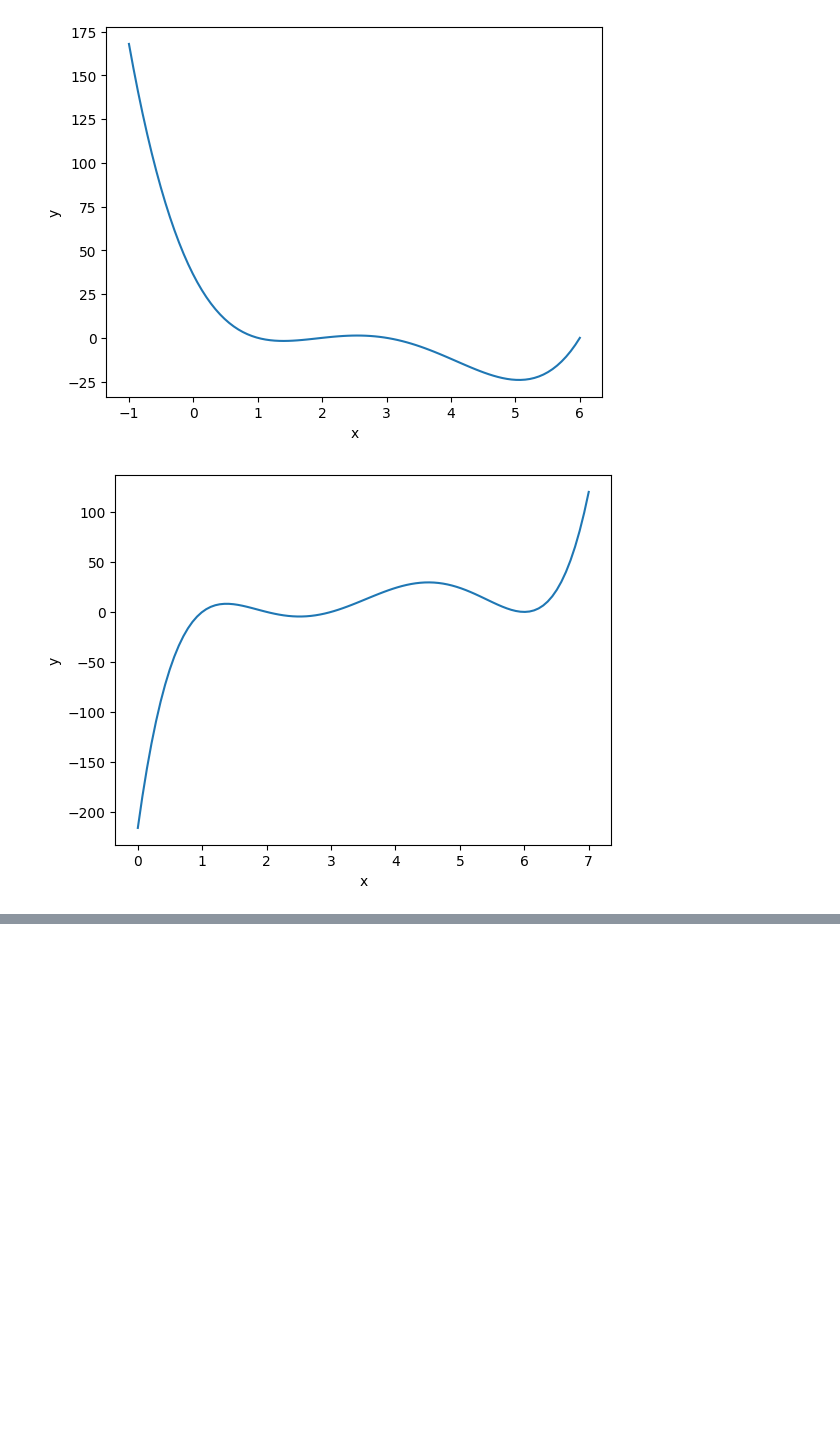
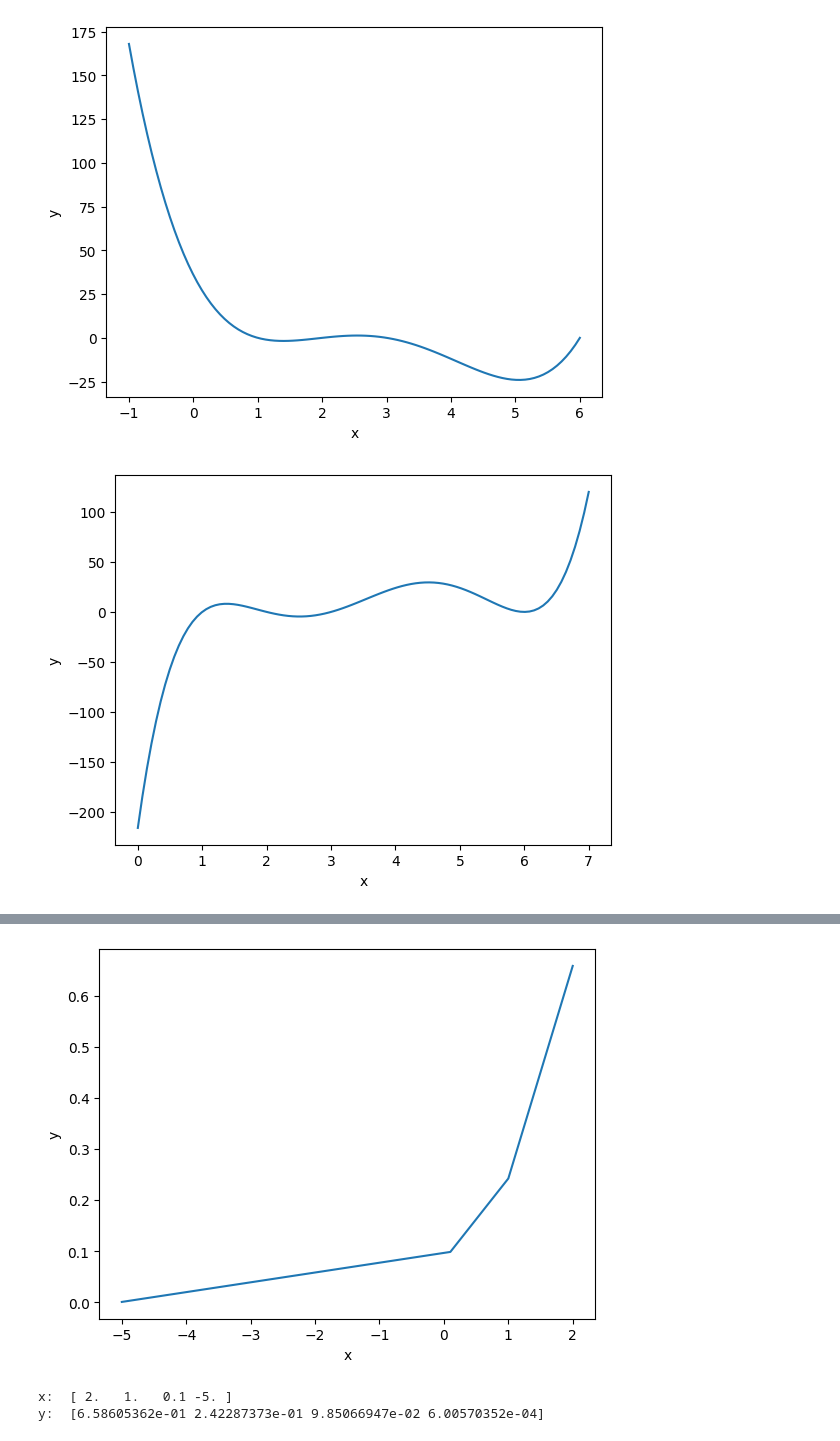
Before and after one commit to oiehot/hg-mldl, a Jupyter notebook: src/functions.ipynb, the cells around one changed output, grey strips where cells are left out. Drawn from its saved outputs; the diff is of its cells as text; code cells hidden in the pictures; blank space fills up the shorter version.

```diff
--- a/src/functions.ipynb
+++ b/src/functions.ipynb
@@ -77,0 +101,23 @@ plt.show()
+# %%
+"""소프트맥스: softmax 함수"""
+
+import numpy as np
+
+def softmax(x):
+    MAX = np.max(x)
+    e_x = np.exp(x - MAX)
+    return e_x / e_x.sum(axis=0)
+
+x = np.array([2.0, 1.0, 0.1, -5])
+y = softmax(x)
+plt.plot(x, y)
+plt.xlabel("x")
+plt.ylabel("y")
+plt.show()
+
+print("x: ", x)
+print("softmax(x): ", y)
+# %% [output]
+[figure, added]
+x:  [ 2.   1.   0.1 -5. ]
+y:  [6.58605362e-01 2.42287373e-01 9.85066947e-02 6.00570352e-04]
```
Also changed, not shown: parts of 7 cells of this notebook.
